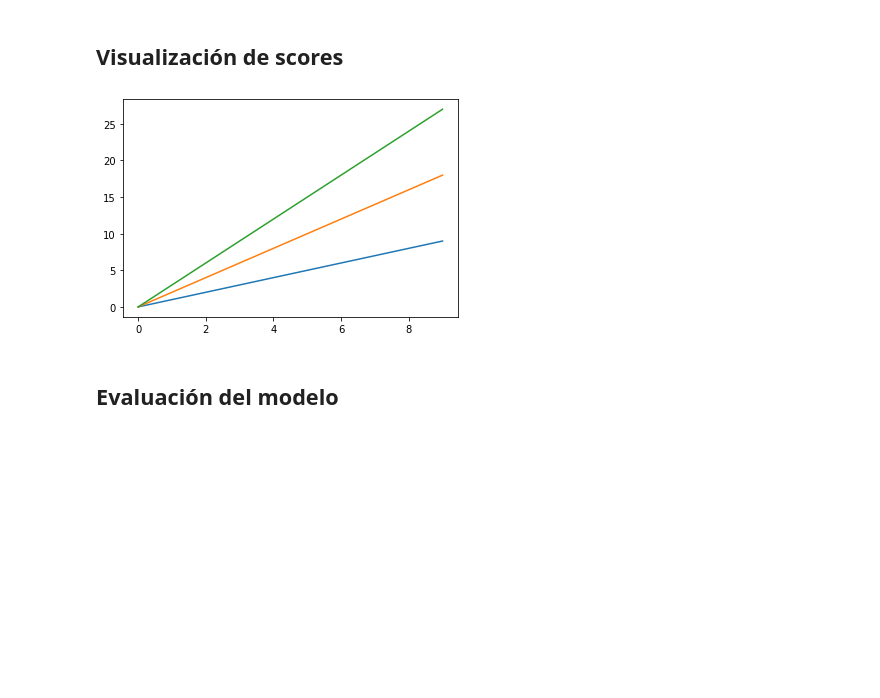
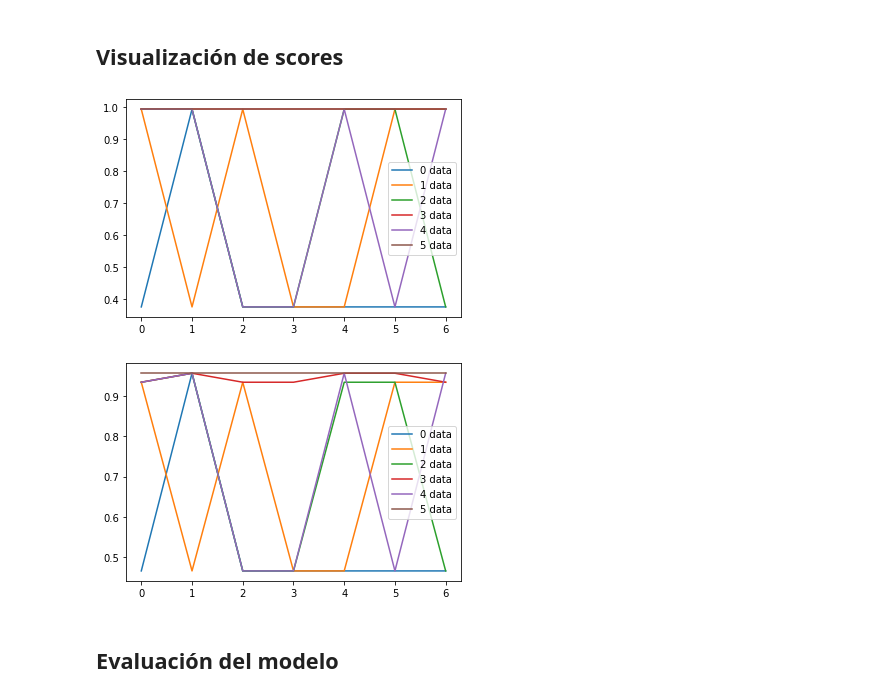
Before and after one commit to 1dgog/TC3006C_portafolio_m2, a Jupyter notebook: a01139500_m2_retro_framework.ipynb, the cells around one changed output. Cells and saved outputs as stored; diff of their text form; code cells hidden in the pictures; blank space fills up the shorter version.

```diff
--- a/a01139500_m2_retro_framework.ipynb
+++ b/a01139500_m2_retro_framework.ipynb
@@ -126,18 +149,19 @@ MLPClassifier(activation='logistic', hidden_layer_sizes=(35, 35),
        [ 0.43085401,  0.33025453, -0.52558443]])]
 # %% [markdown]
 ## Visualización de scores
-# %%
-import matplotlib.pyplot as plt
-import numpy as np
-
-x = np.arange(10)
-
-for a in length(scores_train):
-    plt.plot(x, a*x)
-
-plt.show()
-# %% [output]
-[figure, removed]
+# %%
+for a in range(0,len(np.array(scores_train)),1):
+    plt.plot(np.array(scores_train)[a], label='%s data' % a)
+plt.legend()
+plt.show()
+
+for a in range(0,len(np.array(scores_test)),1):
+    plt.plot(np.array(scores_test)[a], label='%s data' % a)
+plt.legend()
+plt.show()
+# %% [output]
+[figure, added]
+[figure, added]
 # %% [markdown]
 ## Evaluación del modelo
 # %% [markdown]
```
Also changed, not shown: parts of 4 cells of this notebook.
